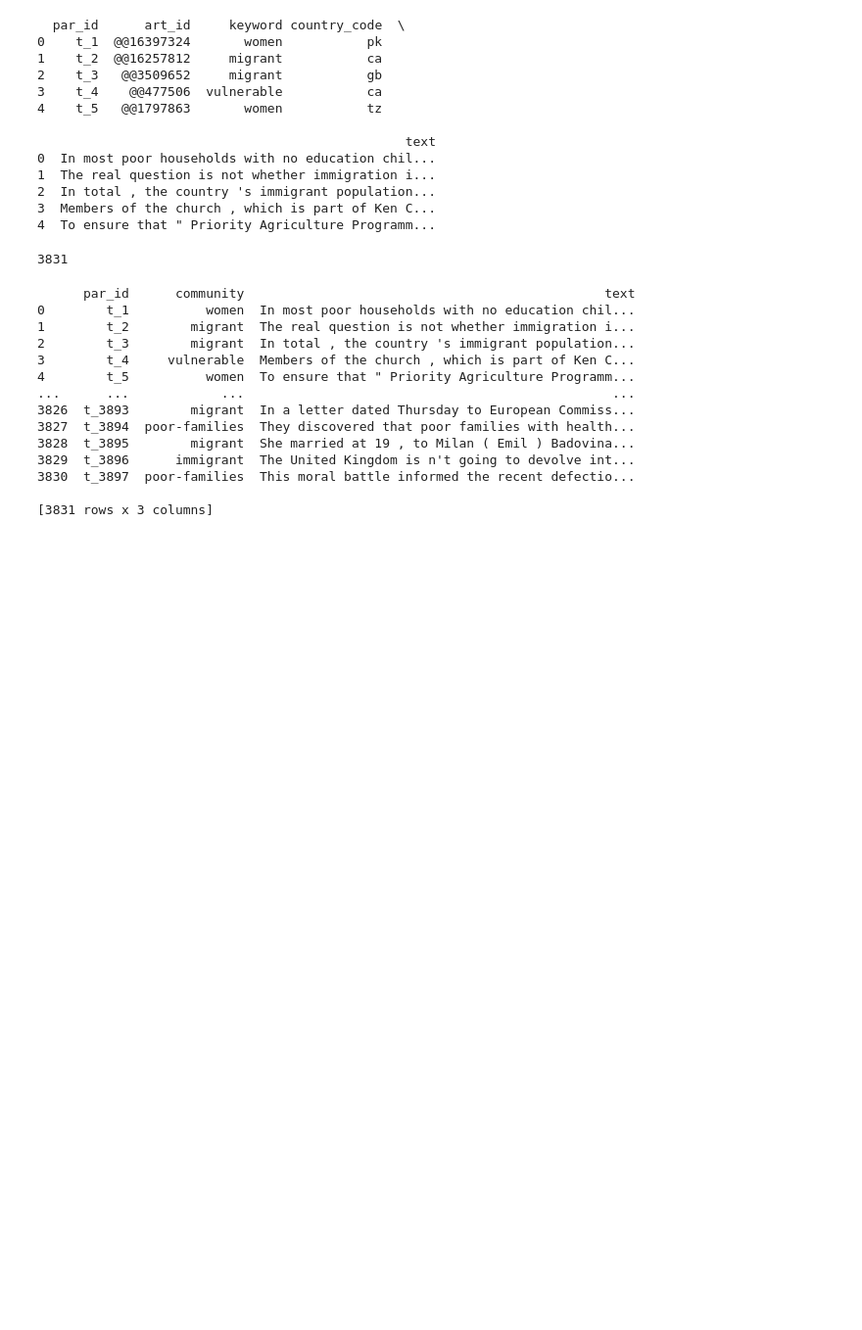
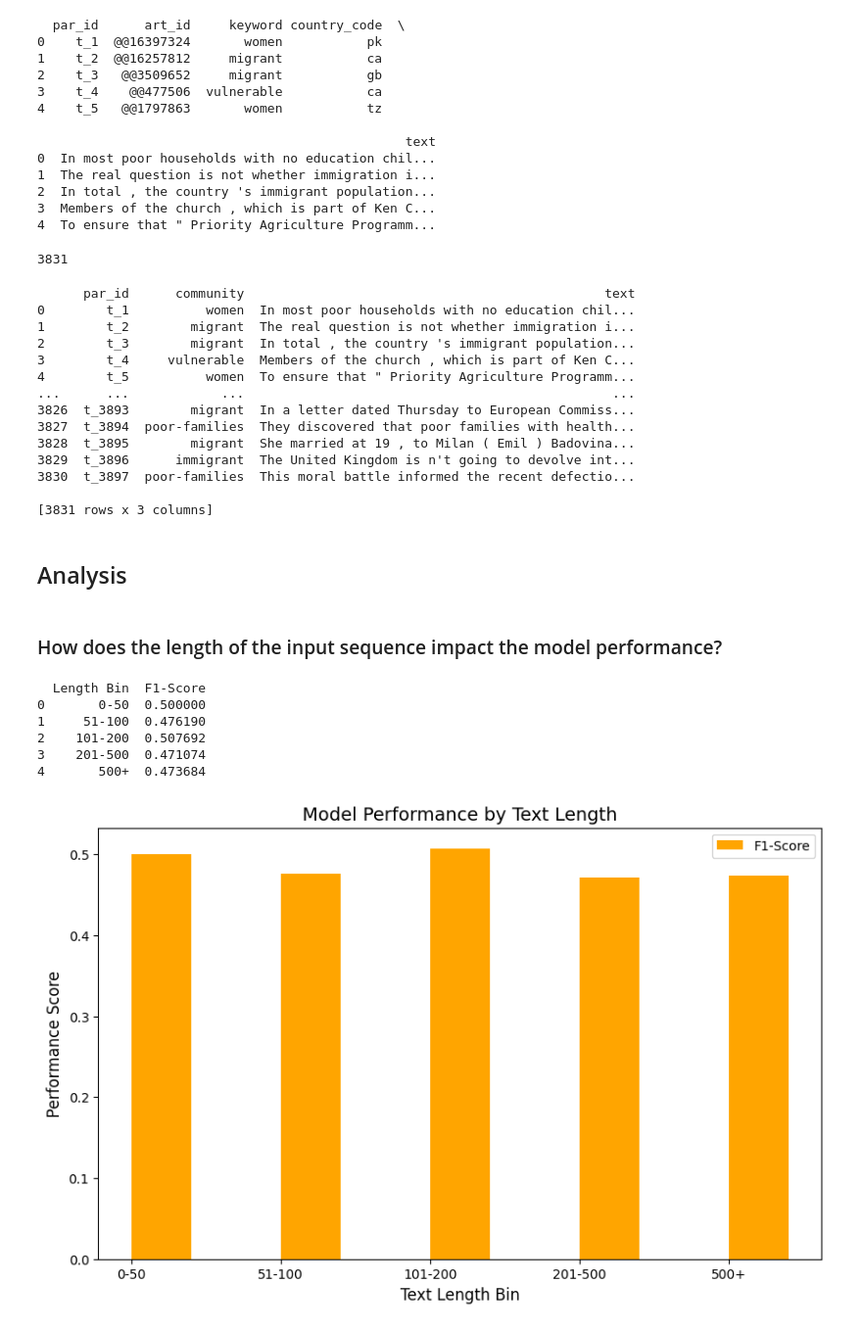
Before and after one commit to christin-s/nlp-pcl-analysis, a Jupyter notebook: Ensemble_learning_new.ipynb, the cells around one changed output. Shown: that part at 98% size. Drawn from its saved outputs; the diff is of its cells as text; code cells hidden in the pictures; blank space fills up the shorter version.

Commit message:
Add analysis section for 2. how does input length affect performance

```diff
--- a/Ensemble_learning_new.ipynb
+++ b/Ensemble_learning_new.ipynb
@@ -958,3 +960,60 @@ final_predictions_test = meta_model.predict(X_test_meta)
 with open('outputs/test.txt', 'w') as file:
     for predictions in final_predictions_test:
         file.write(f"{predictions}\n")
+# %% [markdown]
+## Analysis
+# %% [markdown]
+### How does the length of the input sequence impact the model performance?
+# %%
+import matplotlib.pyplot as plt
+
+# Compute text length
+official_dev_df['text_length'] = official_dev_df['text'].astype(str).apply(len)
+
+# Define bins for text length
+bins = [0, 50, 100, 200, 500, np.inf]
+labels = ['0-50', '51-100', '101-200', '201-500', '500+']
+official_dev_df['length_bin'] = pd.cut(official_dev_df['text_length'], bins=bins, labels=labels, right=False)
+
+# Evaluate performance per length bin
+results = []
+for bin_label in labels:
+    subset = official_dev_df[official_dev_df['length_bin'] == bin_label].copy()
+
+    if not subset.empty:
+        subset_predictions1 = get_baseline_model_predictions(model1, tokenizer1, subset)
+        subset_predictions2 = get_baseline_model_predictions(model2, tokenizer2, subset)
+        subset_predictions3 = get_baseline_model_predictions(model3, tokenizer3, subset)
+        X_meta = np.column_stack([subset_predictions1, subset_predictions2, subset_predictions3])
+
+        subset.loc[:, 'predicted_label'] = ensemble_model.predict(X_meta)
+
+        f1 = f1_score(subset['label'], subset['predicted_label'])
+        results.append({'Length Bin': bin_label, 'F1-Score': f1})
+
+results_df = pd.DataFrame(results)
+print(results_df)
+
+plt.figure(figsize=(10, 6))
+
+bar_width = 0.4
+
+x = np.arange(len(results_df['Length Bin']))
+
+plt.bar(x + bar_width/2, results_df['F1-Score'], width=bar_width, color='orange', label='F1-Score')
+
+plt.xlabel("Text Length Bin", fontsize=12)
+plt.ylabel("Performance Score", fontsize=12)
+plt.title("Model Performance by Text Length", fontsize=14)
+plt.xticks(x, results_df['Length Bin'])
+plt.legend()
+
+plt.show()
+# %% [output]
+  Length Bin  F1-Score
+0       0-50  0.500000
+1     51-100  0.476190
+2    101-200  0.507692
+3    201-500  0.471074
+4       500+  0.473684
+[figure, added]
```
Also changed, not shown: parts of 11 cells of this notebook, 3 other files.
